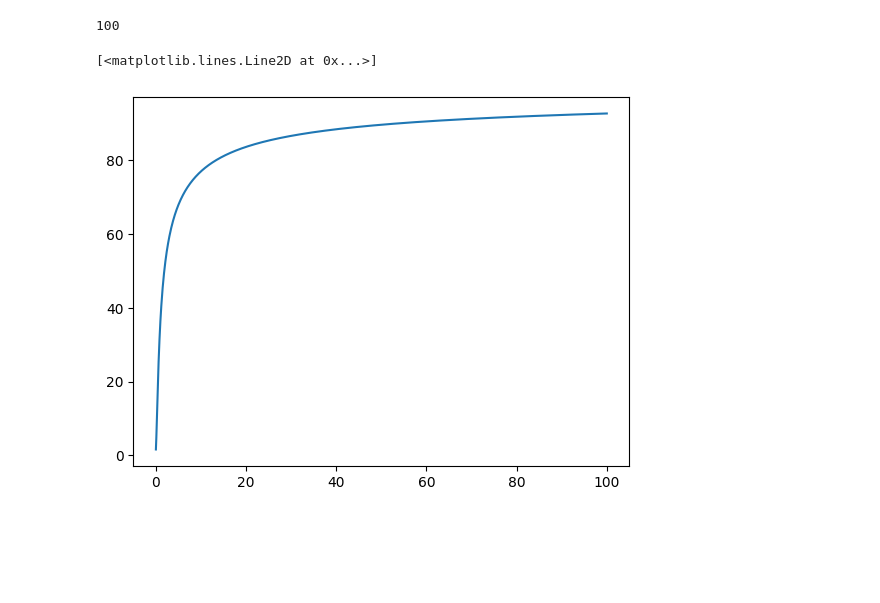
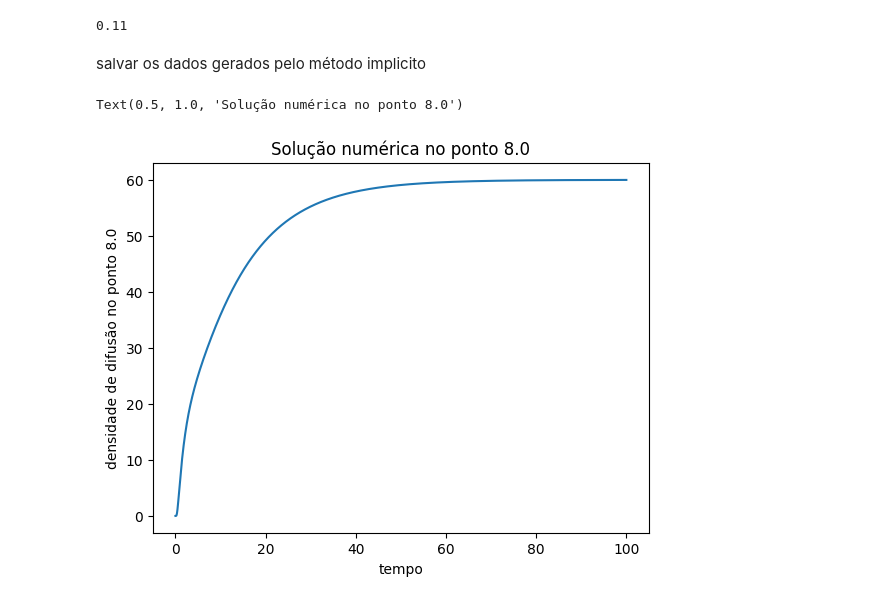
Before and after one commit to mickpires/diffusion, a Jupyter notebook: metodo implicito.ipynb, the cells around one changed output. Drawn from its saved outputs; the diff is of its cells as text; code cells hidden in the pictures; blank space fills up the shorter version.

```diff
--- a/metodo implicito.ipynb
+++ b/metodo implicito.ipynb
@@ -5,17 +5,17 @@ from functions import *
 # %%
 u= []
 L = 10 # comprimento da barra
-Δx = 0.1 #L / num_pontos
-Δt = 0.1
+Δx = 0.01
+num_pontos = int(np.ceil(L/Δx))
+Δt = 0.01
 tempo_final = 100
-num_pontos = 1000
 k = 0.835
 λ = k * Δt/Δx**2
 condição_inicial = 0.
 contorno = np.array([100.,50.])
 variavel = np.ones(num_pontos) * condição_inicial
-xx = np.linspace(0,L,num_pontos)
-tt = np.linspace(0,tempo_final,num_pontos)
+xx = np.arange(0,L,Δx)
+tt = np.arange(0,tempo_final,Δt)
 matriz_coeficiente = Implicito.gerarMatrizCoeficientes(num_pontos,λ)
 matriz_ampliada = Implicito.gerarMatrizAmpliada(num_pontos,contorno,variavel,λ)
 # %%
@@ -48,12 +28,6 @@ array([[[70.86735737],
-# %%
-for i in range(len(xx)):
-    if xx[i] > 1:
-        print(i)
-        break
-# %% [output]
-100
-# %%
-plt.plot(tt,u[:,11])
-# %% [output]
-[<matplotlib.lines.Line2D at 0x...>]
-[figure, removed]
+# %%
+xx[11]
+# %% [output]
+0.11
+# %% [markdown]
+salvar os dados gerados pelo método implicito
@@ -59,0 +38,9 @@ plt.plot(tt,u[:,11])
+# %%
+a = 800
+plt.plot(tt,u[:,a])
+plt.xlabel('tempo')
+plt.ylabel(f'densidade de difusão no ponto {xx[a]}')
+plt.title(f'Solução numérica no ponto {xx[a]}')
+# %% [output]
+Text(0.5, 1.0, 'Solução numérica no ponto 8.0')
+[figure, added]
```
Also changed, not shown: parts of 7 cells of this notebook, 4 other files.
